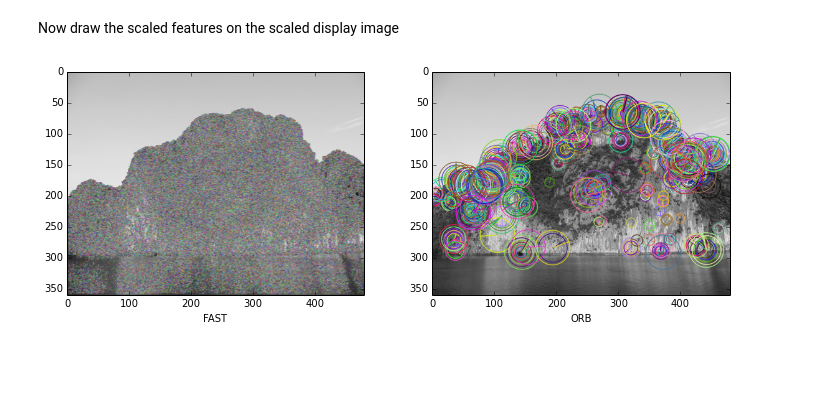
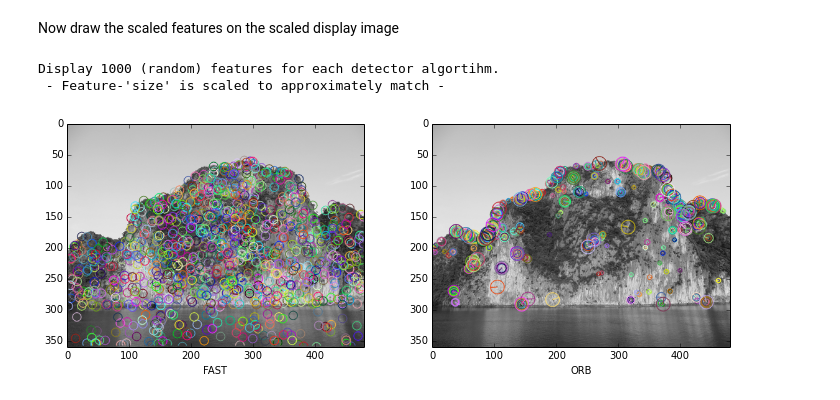
Before and after one commit to Torgee/slamming, a Jupyter notebook: ipynbs/FeatureDetectorComparison.ipynb, the cells around one changed output. Saved outputs shown, nothing was run; the diff lists cells and outputs as text; code cells hidden in the pictures; blank space fills up the shorter version.

```diff
--- a/ipynbs/FeatureDetectorComparison.ipynb
+++ b/ipynbs/FeatureDetectorComparison.ipynb
@@ -119,8 +129,8 @@ img_scale = 0.12
 # scale keypoints size to bring them to a reasonable size
 # Note: the final size is also affected by 'img_scale'
 kp_scales = {}
-kp_scales['FAST'] = 0.01
-kp_scales['ORB'] = 0.5
+kp_scales['FAST'] = 2.
+kp_scales['ORB'] = 0.2
 
 feature_names = ['FAST','ORB']
 # use first image to display features
@@ -146,29 +156,47 @@ Now draw the scaled features on the scaled display image
 # %%
 #img = imgs_gray[0]
 #kps = keypoints_list[0]
 display_img = img_scaled
 
 kps = keypoints_scaled
 
+max_samples = 1000
+keypoints_subsampled = {}
+for feat_name,keypoints in kps.iteritems():
+    if len(keypoints) > max_samples:
+        new_kps = random.sample(keypoints,max_samples)
+    else:
+        new_kps = keypoints
+
+    keypoints_subsampled[feat_name] = new_kps
+
+kps = keypoints_subsampled
+
 imgs_keypoints = {}
 flags = cv2.DRAW_MATCHES_FLAGS_DRAW_RICH_KEYPOINTS
 for feat_name in feature_names:
     imgs_keypoints[feat_name] = cv2.drawKeypoints(display_img,kps[feat_name],flags = flags)
+
 
 #plt.imshow(img_keypoints[750:800,2300:2400,:]);
 #plt.imshow(img_keypoints[400:1200,1800:2400,:]);
 #plt.figure(num=1,figsize=(12,14))
 #plt.imshow(imgs_keypoints['FAST']);
 
 #fig = plt.figure(figsize=(15, 5))
 fig = plt.figure(figsize=(12, 4))
 #fig = plt.figure()
 
+print "Display {} (random) features for each detector algortihm.".format(max_samples)
+print " - Feature-'size' is scaled to approximately match -"
+
 N = len(feature_names)
 for i,feat_name in enumerate(feature_names):
     # max 3 plots per row, number of columns smaller than max if N < max
     plt.subplot(N/3+1,min(N%3+1,N),i+1)
     im = plt.imshow(imgs_keypoints[feat_name])
     im.axes.set_xlabel(feat_name)
 # %% [output]
+Display 1000 (random) features for each detector algortihm.
+ - Feature-'size' is scaled to approximately match -
-[figure, old version]
+[figure, new version]
```
Also changed, not shown: parts of 4 cells of this notebook, 1 other file.
